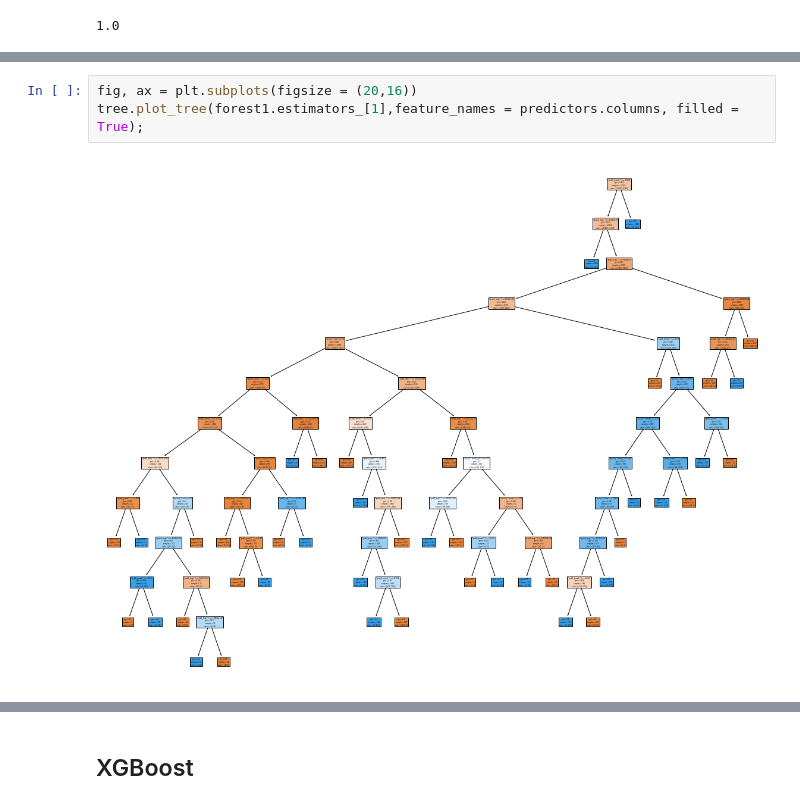
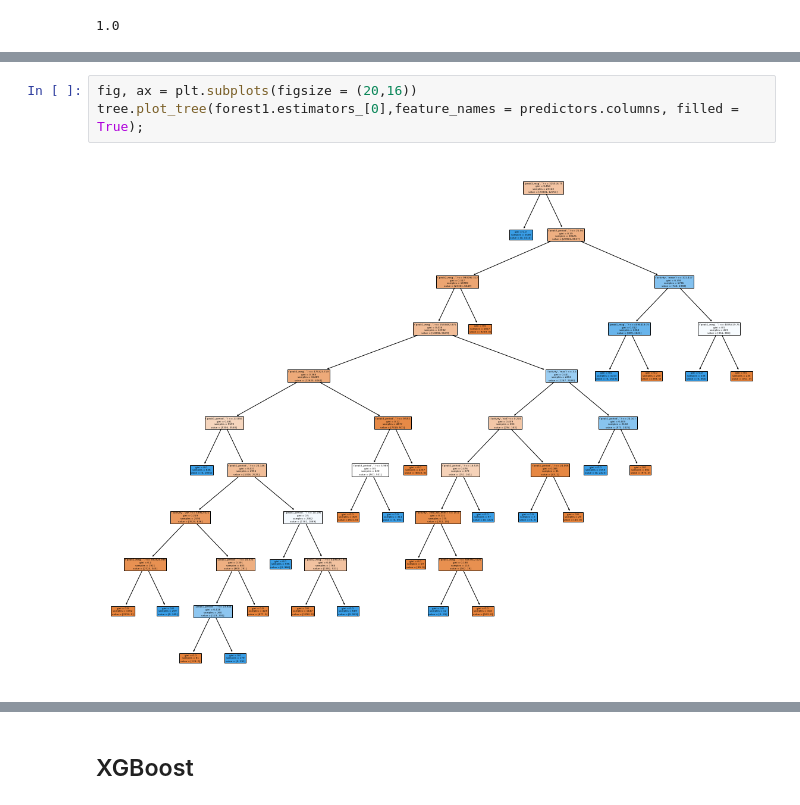
Before and after one commit to mattlegro/MDD-Classification-Project, a Jupyter notebook: modelling.ipynb, the cells around one changed output, grey strips where cells are left out. Saved outputs shown, nothing was run; the diff lists cells and outputs as text.

```diff
--- a/modelling.ipynb
+++ b/modelling.ipynb
@@ -135,5 +154,5 @@ sns.barplot(x = forest1.feature_importances_, y = predictors.columns)
 # %%
 fig, ax = plt.subplots(figsize = (20,16))
-tree.plot_tree(forest1.estimators_[1],feature_names = predictors.columns, filled = True);
+tree.plot_tree(forest1.estimators_[0],feature_names = predictors.columns, filled = True);
 # %% [output]
-[figure, old version]
+[figure, new version]
```
Also changed, not shown: parts of 23 cells of this notebook.
